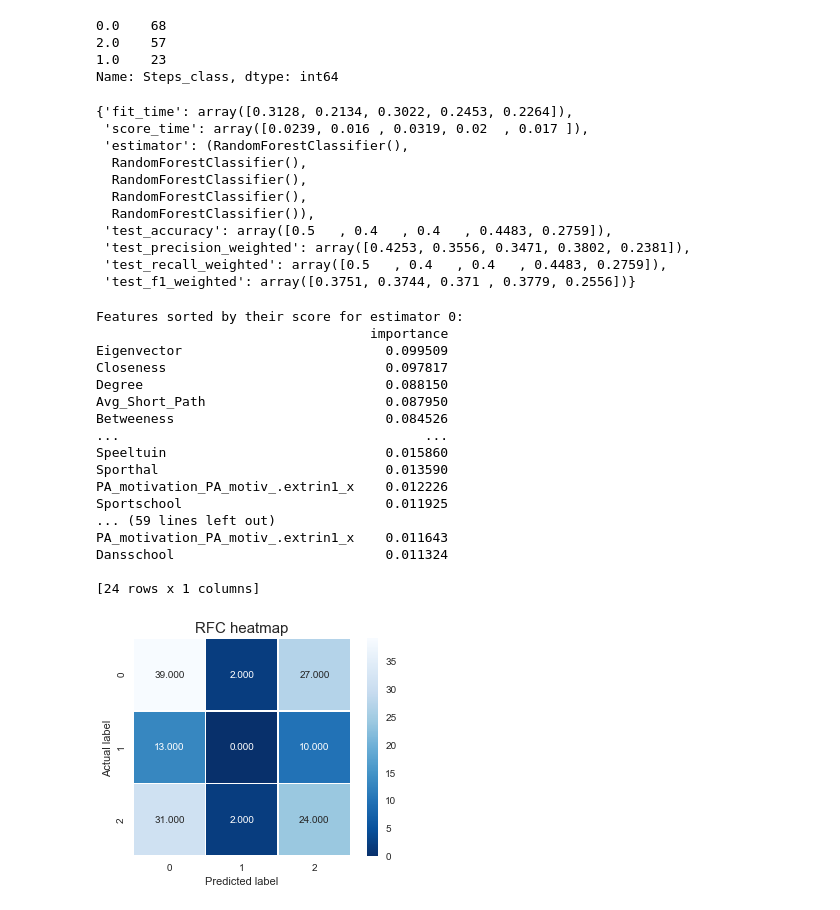
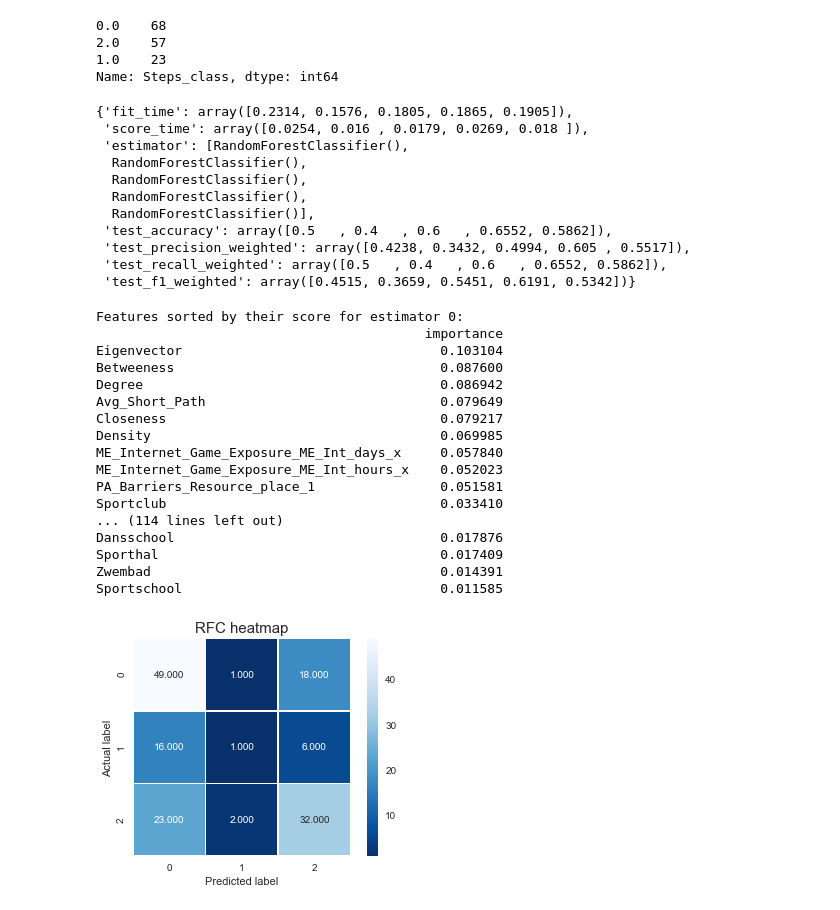
Before and after one commit to Shoarmin/baproject, a Jupyter notebook: wave 5-7 cv.ipynb, the cells around one changed output. Saved outputs shown, nothing was run; the diff lists cells and outputs as text; code cells hidden in the pictures.

```diff
--- a/wave 5-7 cv.ipynb
+++ b/wave 5-7 cv.ipynb
@@ -279,58 +279,60 @@ See the caveats in the documentation: https://pandas.pydata.org/pandas-docs/stab
 Name: Steps_class, dtype: int64
 # %%
 #cross validation default classifier
+pd.options.display.max_rows = None
+
 features = copy.drop(columns = ['Steps','Steps_class'])
 label = copy['Steps_class']
-skf = StratifiedKFold(n_splits=5, random_state = 1)
+skf = StratifiedKFold(n_splits=5, random_state = 1, shuffle = True)
 rfc = RandomForestClassifier()
 
 scoring = ['accuracy', 'precision_weighted', 'recall_weighted', 'f1_weighted']
 scores = cross_validate(rfc, features, label, cv=skf, scoring=scoring, return_estimator = True)
 predicted = cross_val_predict(rfc, features, label, cv=skf)
 display(scores)
 
 s=confusion_matrix(label, predicted)
 sns.heatmap(s, annot=True, fmt=".3f", linewidths=.5, square = True, cmap = 'Blues_r');
 plt.ylabel('Actual label');
 plt.xlabel('Predicted label');
 plt.title('RFC heatmap', size = 15);
 
 for idx,estimator in enumerate(scores['estimator']):
     print("Features sorted by their score for estimator {}:".format(idx))
     feature_importances = pd.DataFrame(estimator.feature_importances_,
                                        index = features.columns,
                                         columns=['importance']).sort_values('importance', ascending=False)
     print(feature_importances)
 # %% [output]
-{'fit_time': array([0.3128, 0.2134, 0.3022, 0.2453, 0.2264]),
- 'score_time': array([0.0239, 0.016 , 0.0319, 0.02  , 0.017 ]),
- 'estimator': (RandomForestClassifier(),
+{'fit_time': array([0.2314, 0.1576, 0.1805, 0.1865, 0.1905]),
+ 'score_time': array([0.0254, 0.016 , 0.0179, 0.0269, 0.018 ]),
+ 'estimator': [RandomForestClassifier(),
   RandomForestClassifier(),
   RandomForestClassifier(),
   RandomForestClassifier(),
-  RandomForestClassifier()),
- 'test_accuracy': array([0.5   , 0.4   , 0.4   , 0.4483, 0.2759]),
- 'test_precision_weighted': array([0.4253, 0.3556, 0.3471, 0.3802, 0.2381]),
- 'test_recall_weighted': array([0.5   , 0.4   , 0.4   , 0.4483, 0.2759]),
- 'test_f1_weighted': array([0.3751, 0.3744, 0.371 , 0.3779, 0.2556])}
+  RandomForestClassifier()],
+ 'test_accuracy': array([0.5   , 0.4   , 0.6   , 0.6552, 0.5862]),
+ 'test_precision_weighted': array([0.4238, 0.3432, 0.4994, 0.605 , 0.5517]),
+ 'test_recall_weighted': array([0.5   , 0.4   , 0.6   , 0.6552, 0.5862]),
+ 'test_f1_weighted': array([0.4515, 0.3659, 0.5451, 0.6191, 0.5342])}
 Features sorted by their score for estimator 0:
-                                   importance
-Eigenvector                          0.099509
-Closeness                            0.097817
-Degree                               0.088150
-Avg_Short_Path                       0.087950
-Betweeness                           0.084526
-...                                       ...
-Speeltuin                            0.015860
-Sporthal                             0.013590
-PA_motivation_PA_motiv_.extrin1_x    0.012226
-Sportschool                          0.011925
-... (59 lines left out)
-PA_motivation_PA_motiv_.extrin1_x    0.011643
-Dansschool                           0.011324
-
-[24 rows x 1 columns]
+                                          importance
+Eigenvector                                 0.103104
+Betweeness                                  0.087600
+Degree                                      0.086942
+Avg_Short_Path                              0.079649
+Closeness                                   0.079217
+Density                                     0.069985
+ME_Internet_Game_Exposure_ME_Int_days_x     0.057840
+ME_Internet_Game_Exposure_ME_Int_hours_x    0.052023
+PA_Barriers_Resource_place_1                0.051581
+Sportclub                                   0.033410
+... (114 lines left out)
+Dansschool                                  0.017876
+Sporthal                                    0.017409
+Zwembad                                     0.014391
+Sportschool                                 0.011585
-[figure, old version]
+[figure, new version]
 # %%
 # Number of trees in random forest
 n_estimators = [int(x) for x in np.linspace(start = 200, stop = 2000, num = 10)]
```
Also changed, not shown: parts of 7 cells of this notebook, 1 other file.
